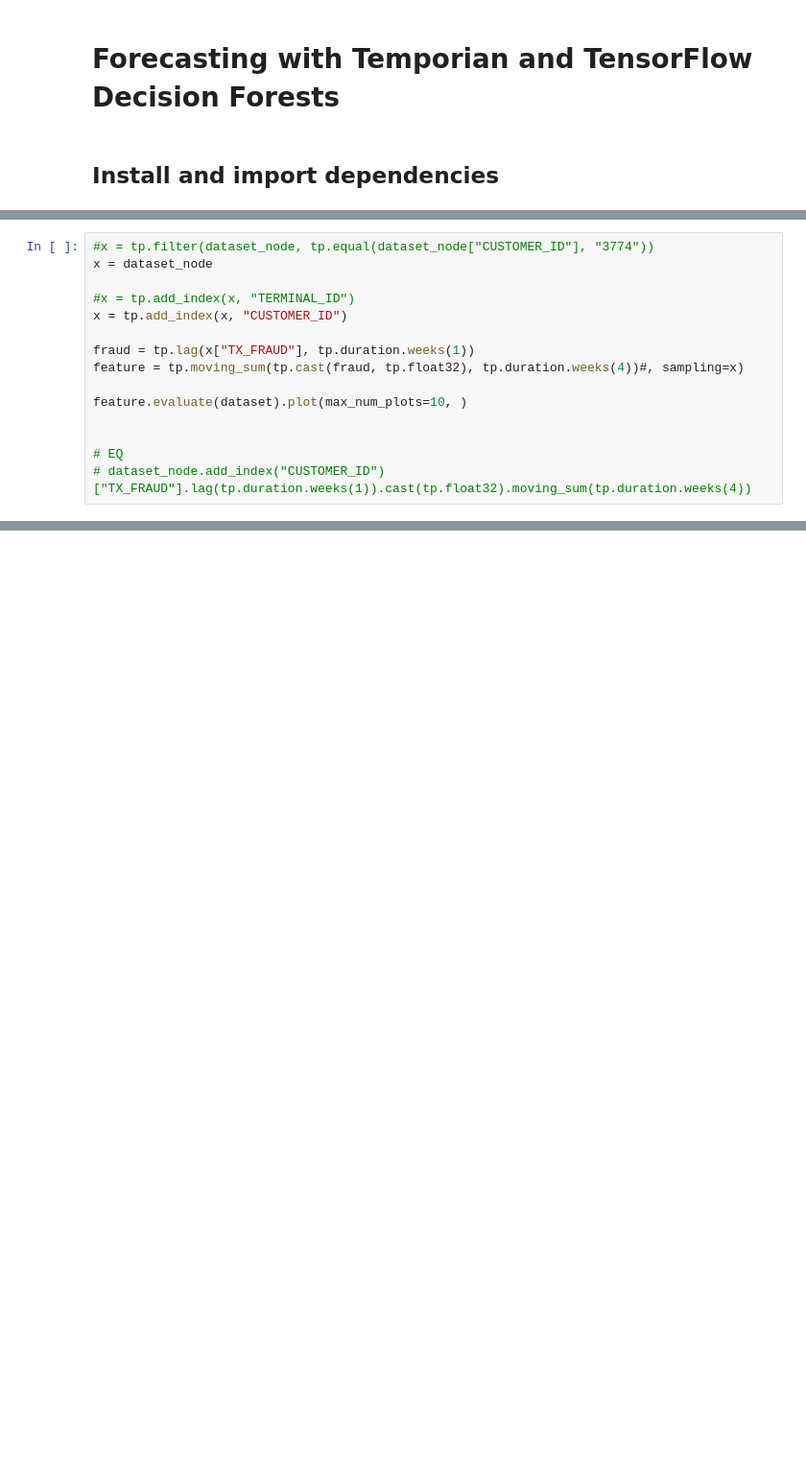
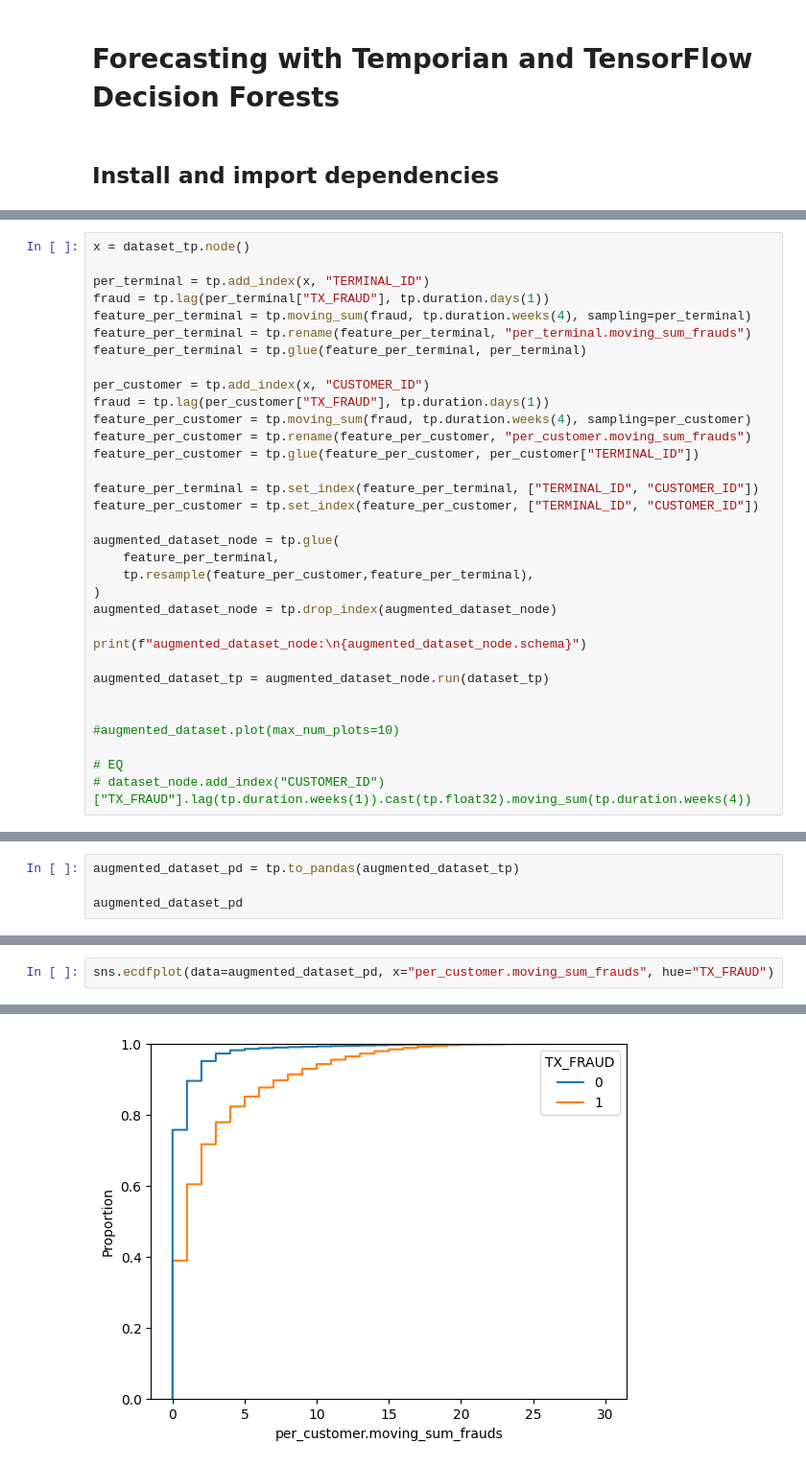
Before and after one commit to google/temporian, a Jupyter notebook: docs/src/tutorials/with_tensorflow_decision_forests.ipynb, the cells around one changed output, grey strips where cells are left out. Shown at 96% size. Drawn from its saved outputs; the diff is of its cells as text; blank space fills up the shorter version.

```diff
--- a/docs/src/tutorials/with_tensorflow_decision_forests.ipynb
+++ b/docs/src/tutorials/with_tensorflow_decision_forests.ipynb
@@ -160,15 +111,33 @@ The number of plots (4) is larger than "options.max_num_plots=1". Only the first
 # %%
-#x = tp.filter(dataset_node, tp.equal(dataset_node["CUSTOMER_ID"], "3774"))
-x = dataset_node
+x = dataset_tp.node()
 
-#x = tp.add_index(x, "TERMINAL_ID")
-x = tp.add_index(x, "CUSTOMER_ID")
+per_terminal = tp.add_index(x, "TERMINAL_ID")
+fraud = tp.lag(per_terminal["TX_FRAUD"], tp.duration.days(1))
+feature_per_terminal = tp.moving_sum(fraud, tp.duration.weeks(4), sampling=per_terminal)
+feature_per_terminal = tp.rename(feature_per_terminal, "per_terminal.moving_sum_frauds")
+feature_per_terminal = tp.glue(feature_per_terminal, per_terminal)
 
-fraud = tp.lag(x["TX_FRAUD"], tp.duration.weeks(1))
-feature = tp.moving_sum(tp.cast(fraud, tp.float32), tp.duration.weeks(4))#, sampling=x)
+per_customer = tp.add_index(x, "CUSTOMER_ID")
+fraud = tp.lag(per_customer["TX_FRAUD"], tp.duration.days(1))
+feature_per_customer = tp.moving_sum(fraud, tp.duration.weeks(4), sampling=per_customer)
+feature_per_customer = tp.rename(feature_per_customer, "per_customer.moving_sum_frauds")
+feature_per_customer = tp.glue(feature_per_customer, per_customer["TERMINAL_ID"])
 
-feature.evaluate(dataset).plot(max_num_plots=10, )
+feature_per_terminal = tp.set_index(feature_per_terminal, ["TERMINAL_ID", "CUSTOMER_ID"])
+feature_per_customer = tp.set_index(feature_per_customer, ["TERMINAL_ID", "CUSTOMER_ID"])
 
+augmented_dataset_node = tp.glue(
+    feature_per_terminal,
+    tp.resample(feature_per_customer,feature_per_terminal),
+)
+augmented_dataset_node = tp.drop_index(augmented_dataset_node)
+
+print(f"augmented_dataset_node:\n{augmented_dataset_node.schema}")
+
+augmented_dataset_tp = augmented_dataset_node.run(dataset_tp)
+
+
+#augmented_dataset.plot(max_num_plots=10)
 
 # EQ
 # dataset_node.add_index("CUSTOMER_ID")["TX_FRAUD"].lag(tp.duration.weeks(1)).cast(tp.float32).moving_sum(tp.duration.weeks(4))
@@ -185,0 +149,4 @@ The number of plots (4959) is larger than "options.max_num_plots=10". Only the f
+# %%
+augmented_dataset_pd = tp.to_pandas(augmented_dataset_tp)
+
+augmented_dataset_pd
@@ -185,0 +167,3 @@ The number of plots (4959) is larger than "options.max_num_plots=10". Only the f
+# %%
+sns.ecdfplot(data=augmented_dataset_pd, x="per_customer.moving_sum_frauds", hue="TX_FRAUD")
+# %% [output]
@@ -185,0 +171 @@ The number of plots (4959) is larger than "options.max_num_plots=10". Only the f
+[figure, added]
```
Also changed, not shown: parts of 28 cells of this notebook, 4 other files.
